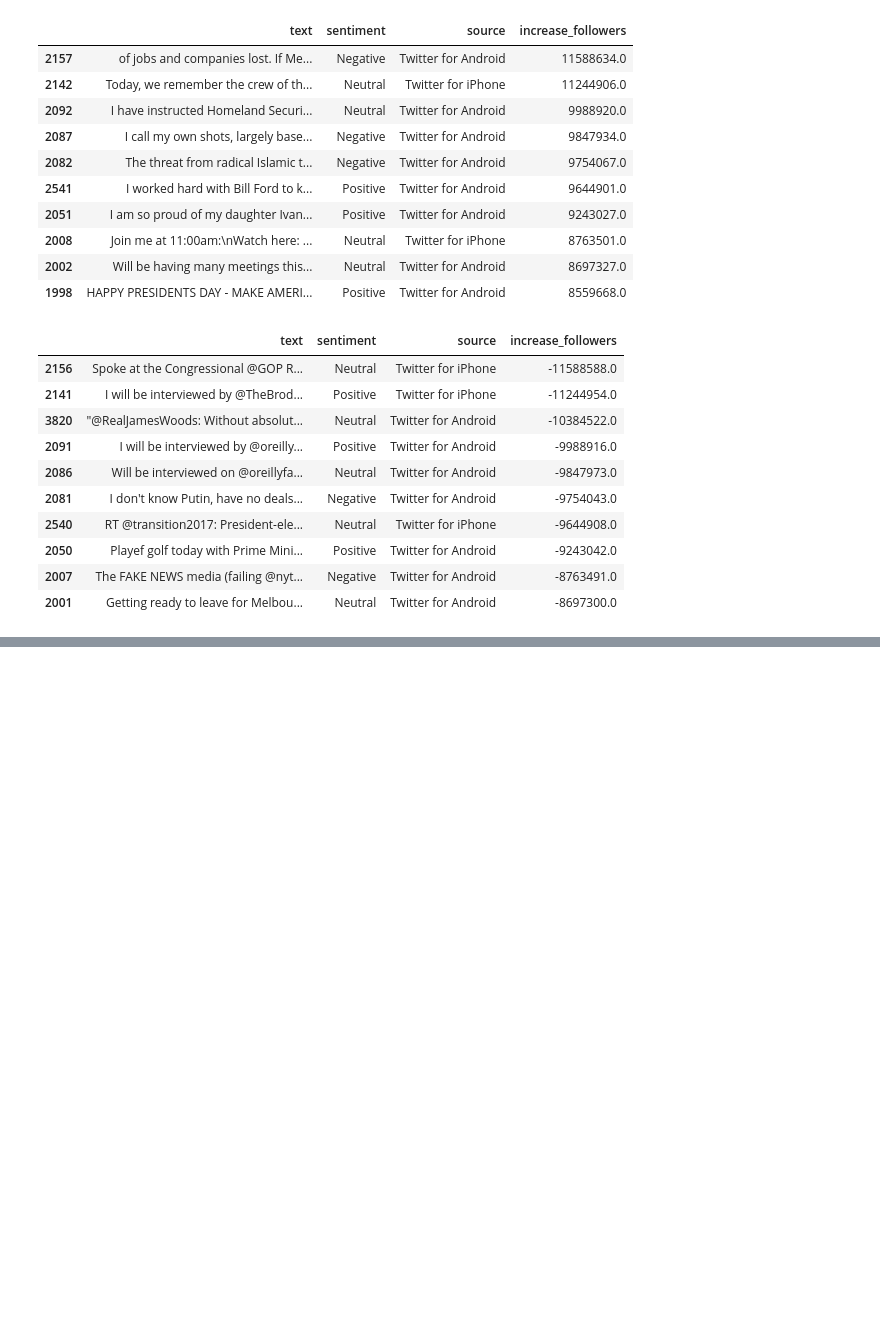
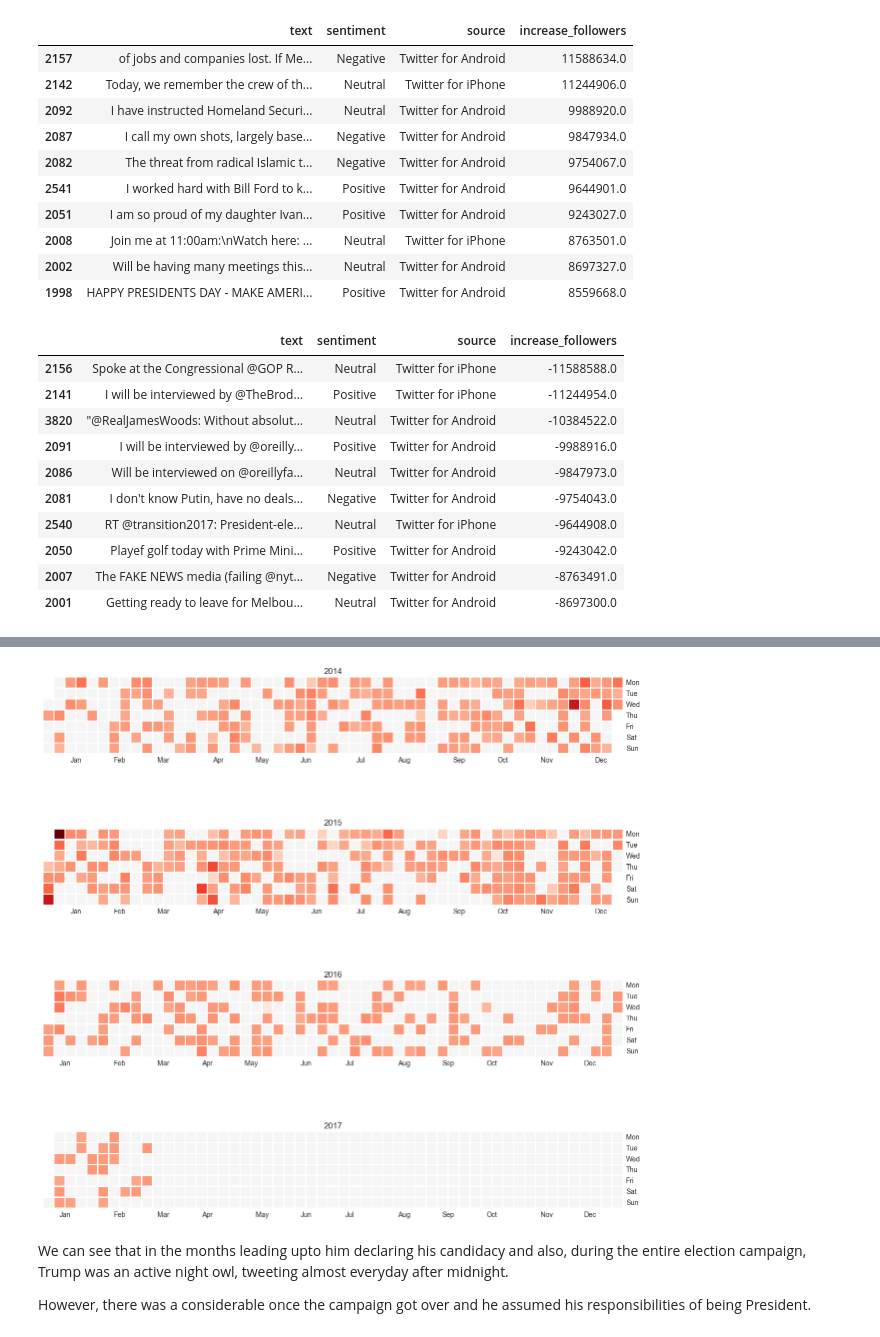
Before and after one commit to atulkumarin/project, a Jupyter notebook: analysis/project-report.ipynb, the cells around one changed output, grey strips where cells are left out. Cells and saved outputs as stored; diff of their text form; code cells hidden in the pictures; blank space fills up the shorter version.

Commit message:
Stuff for latenight tweets added

```diff
--- a/analysis/project-report.ipynb
+++ b/analysis/project-report.ipynb
@@ -572,0 +599,12 @@ df_sorted.sort_values(by='increase_followers', ascending=True)[['text', 'sentime
+# %%
+#Choosing only the tweets he personally tweeted
+df_filt = df[df['source'] == 'Twitter for Android']
+
+#Choosing the time slot between midnight and 3:59 AM
+df_filtered = df_filt[df_filt['created_at'].dt.hour<4]
+# %%
+#Assigning a value signifying when did he exactly tweet during those four hours
+df_filtered['night'] = df_filtered['created_at'].dt.second + 60 * df_filtered['created_at'].dt.minute + 3600 * df_filtered['created_at'].dt.hour
+
+df_filtered.set_index('created_at', inplace=True)
+df_filtered = df_filtered['night']
@@ -572,0 +626,19 @@ df_sorted.sort_values(by='increase_followers', ascending=True)[['text', 'sentime
+# %%
+df_norm = (df_filtered - df_filtered.mean()) / (df_filtered.max() - df_filtered.min())
+
+#Plotting a Calendar heatmap, where red intensity shows lateness in night (from a scale 0000 hours to 0359 hours)
+fig, ax = plt.subplots(4, 1, figsize=(15,15))
+ax[0].set_title('2014')
+ax[1].set_title('2015')
+ax[2].set_title('2016')
+ax[3].set_title('2017')
+calmap.yearplot(df_norm, year = 2014, cmap = 'Reds', ax = ax[0], daylabels=['Mon', 'Tue', 'Wed', 'Thu', 'Fri', 'Sat', 'Sun']);
+calmap.yearplot(df_norm, year = 2015, cmap = 'Reds', ax = ax[1], daylabels=['Mon', 'Tue', 'Wed', 'Thu', 'Fri', 'Sat', 'Sun']);
+calmap.yearplot(df_norm, year = 2016, cmap = 'Reds', ax = ax[2], daylabels=['Mon', 'Tue', 'Wed', 'Thu', 'Fri', 'Sat', 'Sun']);
+calmap.yearplot(df_norm, year = 2017, cmap = 'Reds', ax = ax[3], daylabels=['Mon', 'Tue', 'Wed', 'Thu', 'Fri', 'Sat', 'Sun']);
+# %% [output]
+[figure, added]
+# %% [markdown]
+We can see that in the months leading upto him declaring his candidacy and also, during the entire election campaign, Trump was an active night owl, tweeting almost everyday after midnight.
+
+However, there was a considerable once the campaign got over and he assumed his responsibilities of being President.
```
Also changed, not shown: parts of 24 cells of this notebook.
